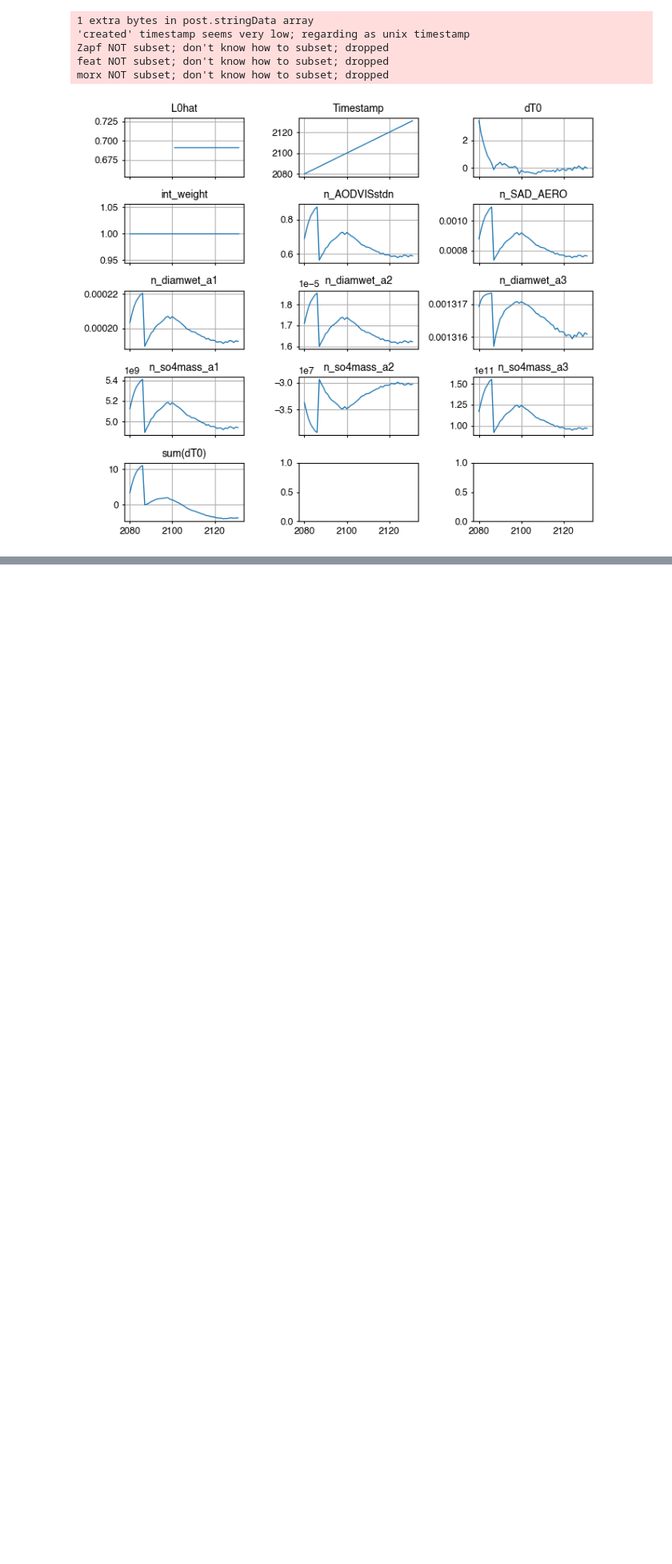
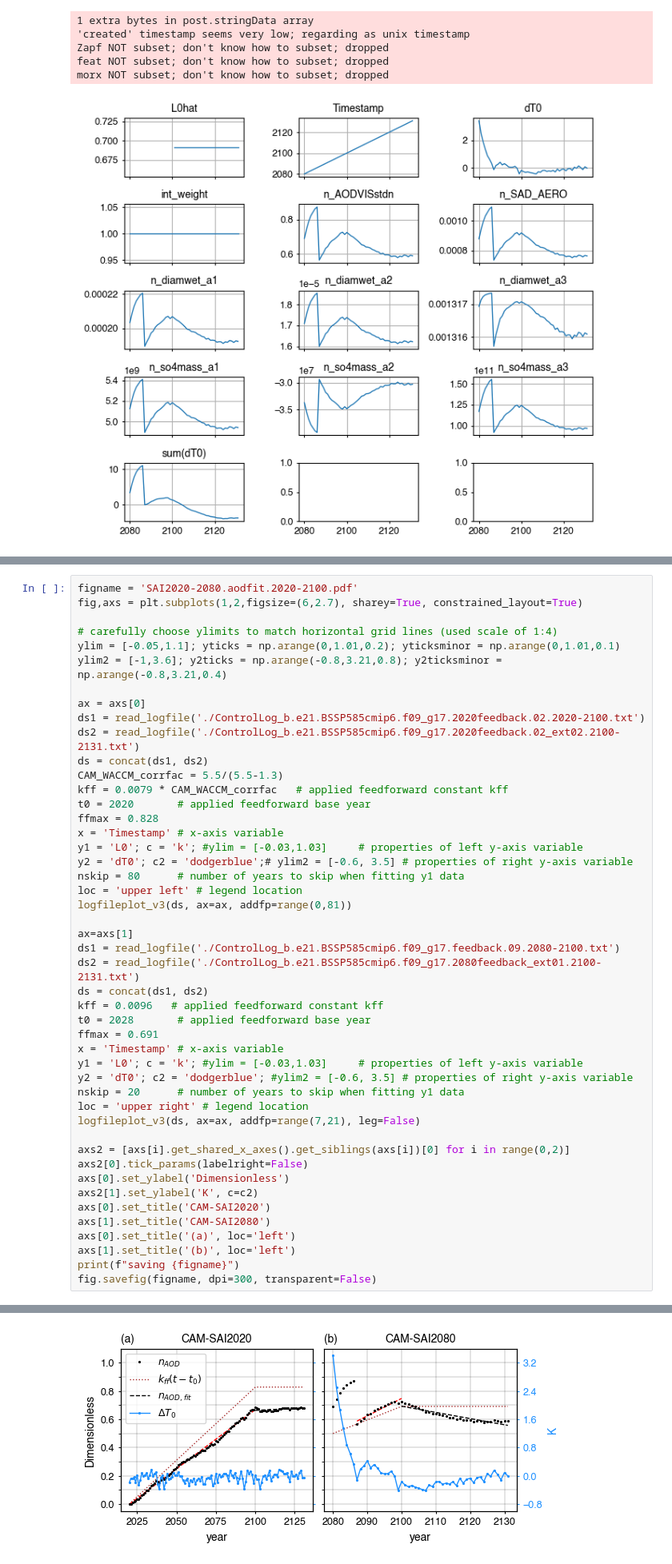
Before and after one commit to JdeJong96/CESM-CAM_SAI, a Jupyter notebook: controller/logs/plot_controllog.ipynb, the cells around one changed output, grey strips where cells are left out. Shown at 80% size. Drawn from its saved outputs; the diff is of its cells as text; blank space fills up the shorter version.

Commit message:
add secondary y axis to AOD figure

```diff
--- a/controller/logs/plot_controllog.ipynb
+++ b/controller/logs/plot_controllog.ipynb
@@ -388,0 +444,48 @@ morx NOT subset; don't know how to subset; dropped
+# %%
+figname = 'SAI2020-2080.aodfit.2020-2100.pdf'
+fig,axs = plt.subplots(1,2,figsize=(6,2.7), sharey=True, constrained_layout=True)
+
+# carefully choose ylimits to match horizontal grid lines (used scale of 1:4)
+ylim = [-0.05,1.1]; yticks = np.arange(0,1.01,0.2); yticksminor = np.arange(0,1.01,0.1)
+ylim2 = [-1,3.6]; y2ticks = np.arange(-0.8,3.21,0.8); y2ticksminor = np.arange(-0.8,3.21,0.4)
+
+ax = axs[0]
+ds1 = read_logfile('./ControlLog_b.e21.BSSP585cmip6.f09_g17.2020feedback.02.2020-2100.txt')
+ds2 = read_logfile('./ControlLog_b.e21.BSSP585cmip6.f09_g17.2020feedback.02_ext02.2100-2131.txt')
+ds = concat(ds1, ds2)
+CAM_WACCM_corrfac = 5.5/(5.5-1.3)
+kff = 0.0079 * CAM_WACCM_corrfac   # applied feedforward constant kff
+t0 = 2020       # applied feedforward base year
+ffmax = 0.828
+x = 'Timestamp' # x-axis variable
+y1 = 'L0'; c = 'k'; #ylim = [-0.03,1.03]     # properties of left y-axis variable
+y2 = 'dT0'; c2 = 'dodgerblue';# ylim2 = [-0.6, 3.5] # properties of right y-axis variable
+nskip = 80      # number of years to skip when fitting y1 data
+loc = 'upper left' # legend location
+logfileplot_v3(ds, ax=ax, addfp=range(0,81))
+
+ax=axs[1]
+ds1 = read_logfile('./ControlLog_b.e21.BSSP585cmip6.f09_g17.feedback.09.2080-2100.txt')
+ds2 = read_logfile('./ControlLog_b.e21.BSSP585cmip6.f09_g17.2080feedback_ext01.2100-2131.txt')
+ds = concat(ds1, ds2)
+kff = 0.0096   # applied feedforward constant kff
+t0 = 2028       # applied feedforward base year
+ffmax = 0.691
+x = 'Timestamp' # x-axis variable
+y1 = 'L0'; c = 'k'; #ylim = [-0.03,1.03]     # properties of left y-axis variable
+y2 = 'dT0'; c2 = 'dodgerblue'; #ylim2 = [-0.6, 3.5] # properties of right y-axis variable
+nskip = 20      # number of years to skip when fitting y1 data
+loc = 'upper right' # legend location
+logfileplot_v3(ds, ax=ax, addfp=range(7,21), leg=False)
+
+axs2 = [axs[i].get_shared_x_axes().get_siblings(axs[i])[0] for i in range(0,2)]
+axs2[0].tick_params(labelright=False)
+axs[0].set_ylabel('Dimensionless')
+axs2[1].set_ylabel('K', c=c2)
+axs[0].set_title('CAM-SAI2020')
+axs[1].set_title('CAM-SAI2080')
+axs[0].set_title('(a)', loc='left')
+axs[1].set_title('(b)', loc='left')
+print(f"saving {figname}")
+fig.savefig(figname, dpi=300, transparent=False)
+# %% [output]
@@ -388,0 +509 @@ morx NOT subset; don't know how to subset; dropped
+[figure, added]
```
Also changed, not shown: parts of 3 cells of this notebook, 1 other file.
